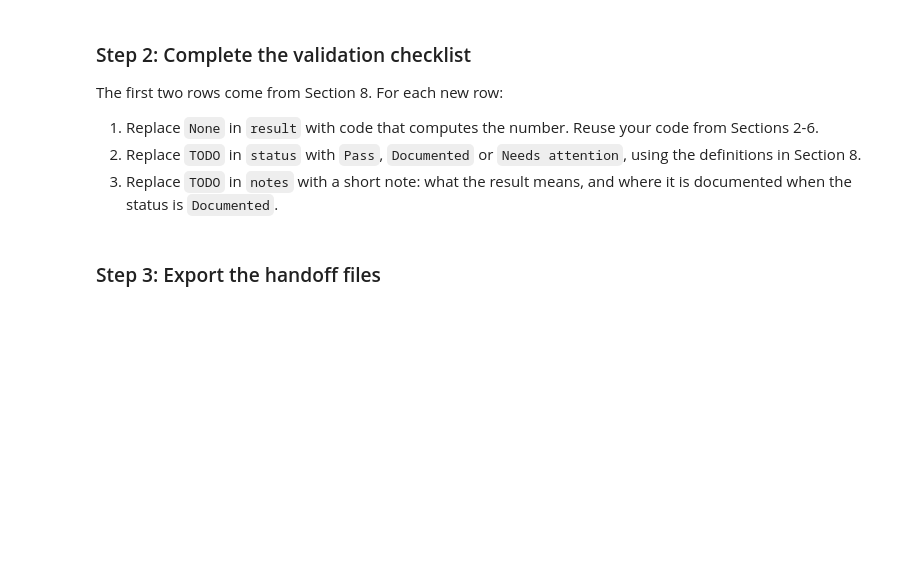
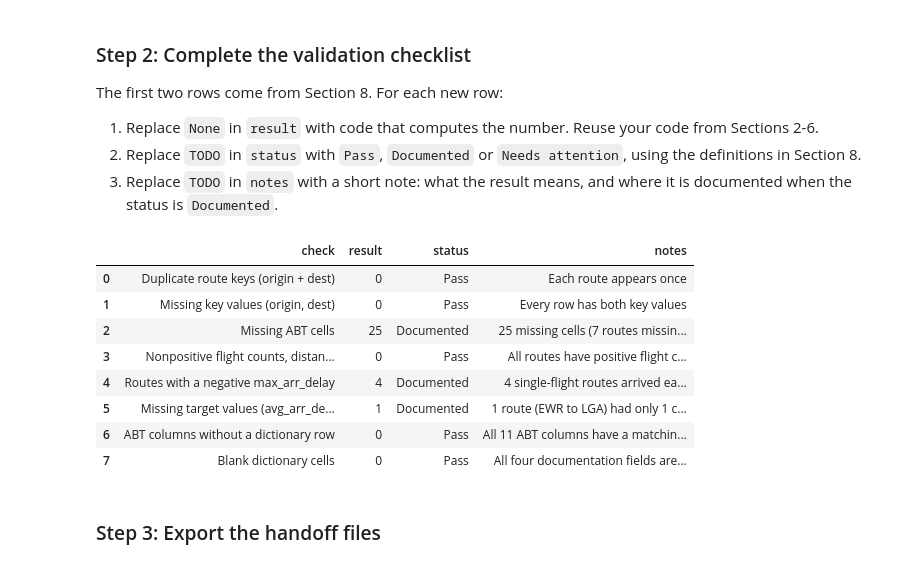
Before and after one commit to destinyu2003-lab/ban6003-week1-11-destiny-ubaha, a Jupyter notebook: notebooks/module11_abt_documentation_guided_lab.ipynb, the cells around one changed output. Cells and saved outputs as stored; diff of their text form; code cells hidden in the pictures; blank space fills up the shorter version.

```diff
--- a/notebooks/module11_abt_documentation_guided_lab.ipynb
+++ b/notebooks/module11_abt_documentation_guided_lab.ipynb
@@ -526,21 +718,74 @@ The first two rows come from Section 8. For each new row:
 # %%
 # Offline Assignment, step 2 - complete the validation checklist.
 # Hints:
 # - Missing ABT cells: .isna().sum().sum() on route_abt.
 # - Nonpositive values: add up the three Boolean checks from Section 4.
 # - Negative max_arr_delay: the condition from Your Turn 3, then .sum().
 # - ABT columns without a dictionary row: compare route_abt.columns with data_dictionary["column_name"].
 # - Blank dictionary cells: select doc_fields, .fillna(""), strip whitespace, compare to "", then sum twice.
-validation_checklist = pd.DataFrame(checklist_rows + [
-    {"check": "Missing ABT cells (all columns)", "result": None, "status": "TODO", "notes": "TODO"},
-    {"check": "Nonpositive flight counts, distances and air times", "result": None, "status": "TODO", "notes": "TODO"},
-    {"check": "Routes with a negative max_arr_delay", "result": None, "status": "TODO", "notes": "TODO"},
-    {"check": "Missing target values (avg_arr_delay)", "result": None, "status": "TODO", "notes": "TODO"},
-    {"check": "ABT columns without a dictionary row", "result": None, "status": "TODO", "notes": "TODO"},
-    {"check": "Blank data dictionary cells", "result": None, "status": "TODO", "notes": "TODO"},
-])
+checklist_rows = [
+    {
+        "check": "Duplicate route keys (origin + dest)",
+        "result": int(route_abt.duplicated(subset=["origin", "dest"]).sum()),
+        "status": "Pass",
+        "notes": "Each route appears once",
+    },
+    {
+        "check": "Missing key values (origin, dest)",
+        "result": int(route_abt[["origin", "dest"]].isna().sum().sum()),
+        "status": "Pass",
+        "notes": "Every row has both key values",
+    },
+    {
+        "check": "Missing ABT cells",
+        "result": int(route_abt.isna().sum().sum()),
+        "status": "Documented",
+        "notes": "25 missing cells (7 routes missing dest_airport_name/lat/lon; 1 cancelled route missing delay/air_time metrics), documented in data dictionary",
+    },
+    {
+        "check": "Nonpositive flight counts, distances and air times",
+        "result": int((route_abt["flight_count"] <= 0).sum() + (route_abt["avg_distance"] <= 0).sum() + (route_abt["avg_air_time"] <= 0).sum()),
+        "status": "Pass",
+        "notes": "All routes have positive flight counts, distances, and recorded air times",
+    },
+    {
+        "check": "Routes with a negative max_arr_delay",
+        "result": int((route_abt["max_arr_delay"] < 0).sum()),
+        "status": "Documented",
+        "notes": "4 single-flight routes arrived early (min -22.0 min); valid values documented under max_arr_delay",
+    },
+    {
+        "check": "Missing target values (avg_arr_delay)",
+        "result": int(route_abt["avg_arr_delay"].isna().sum()),
+        "status": "Documented",
+        "notes": "1 route (EWR to LGA) had only 1 cancelled flight; documented in avg_arr_delay notes",
+    },
+    {
+        "check": "ABT columns without a dictionary row",
+        "result": int(len(set(route_abt.columns) - set(data_dictionary["column_name"]))),
+        "status": "Pass",
+        "notes": "All 11 ABT columns have a matching row in data_dictionary",
+    },
+    {
+        "check": "Blank dictionary cells",
+        "result": int((data_dictionary[doc_fields].fillna("").astype(str).apply(lambda s: s.str.strip()) == "").sum().sum()),
+        "status": "Pass",
+        "notes": "All four documentation fields are populated for every ABT column",
+    },
+]
 
+validation_checklist = pd.DataFrame(checklist_rows)
 validation_checklist
+# %% [output]
+|  | check | result | status | notes |
+| 0 | Duplicate route keys (origin + dest) | 0 | Pass | Each route appears once |
+| 1 | Missing key values (origin, dest) | 0 | Pass | Every row has both key values |
+| 2 | Missing ABT cells | 25 | Documented | 25 missing cells (7 routes missin... |
+| 3 | Nonpositive flight counts, distan... | 0 | Pass | All routes have positive flight c... |
+| 4 | Routes with a negative max_arr_delay | 4 | Documented | 4 single-flight routes arrived ea... |
+| 5 | Missing target values (avg_arr_de... | 1 | Documented | 1 route (EWR to LGA) had only 1 c... |
+| 6 | ABT columns without a dictionary row | 0 | Pass | All 11 ABT columns have a matchin... |
+| 7 | Blank dictionary cells | 0 | Pass | All four documentation fields are... |
 # %% [markdown]
 ### Step 3: Export the handoff files
 # %%
```
Also changed, not shown: parts of 28 cells of this notebook, 3 other files.
